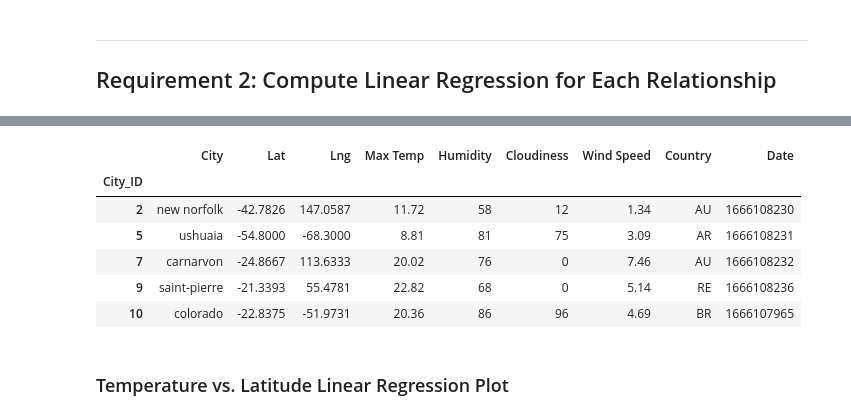
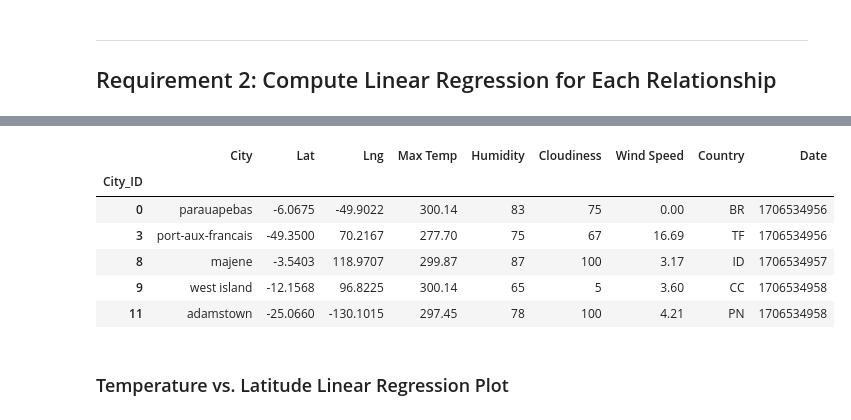
Before and after one commit to akhattaway/python-api-challenge, a Jupyter notebook: starter_code_mod6/WeatherPy.ipynb, the cells around one changed output, grey strips where cells are left out. Cells and saved outputs as stored; diff of their text form; code cells hidden in the pictures.

```diff
--- a/starter_code_mod6/WeatherPy.ipynb
+++ b/starter_code_mod6/WeatherPy.ipynb
@@ -269,17 +324,17 @@ northern_hemi_df.head()
 # %%
 # Create a DataFrame with the Southern Hemisphere data (Latitude < 0)
-# YOUR CODE HERE
+southern_hemi_df = city_data_df.loc[city_data_df["Lat"]< 0]
 
 # Display sample data
 southern_hemi_df.head()
 # %% [output]
 |  | City | Lat | Lng | Max Temp | Humidity | Cloudiness | Wind Speed | Country | Date |
 | City_ID |  |  |  |  |  |  |  |  |  |
-| 2 | new norfolk | -42.7826 | 147.0587 | 11.72 | 58 | 12 | 1.34 | AU | 1666108230 |
-| 5 | ushuaia | -54.8000 | -68.3000 | 8.81 | 81 | 75 | 3.09 | AR | 1666108231 |
-| 7 | carnarvon | -24.8667 | 113.6333 | 20.02 | 76 | 0 | 7.46 | AU | 1666108232 |
-| 9 | saint-pierre | -21.3393 | 55.4781 | 22.82 | 68 | 0 | 5.14 | RE | 1666108236 |
-| 10 | colorado | -22.8375 | -51.9731 | 20.36 | 86 | 96 | 4.69 | BR | 1666107965 |
+| 0 | parauapebas | -6.0675 | -49.9022 | 300.14 | 83 | 75 | 0.00 | BR | 1706534956 |
+| 3 | port-aux-francais | -49.3500 | 70.2167 | 277.70 | 75 | 67 | 16.69 | TF | 1706534956 |
+| 8 | majene | -3.5403 | 118.9707 | 299.87 | 87 | 100 | 3.17 | ID | 1706534957 |
+| 9 | west island | -12.1568 | 96.8225 | 300.14 | 65 | 5 | 3.60 | CC | 1706534958 |
+| 11 | adamstown | -25.0660 | -130.1015 | 297.45 | 78 | 100 | 4.21 | PN | 1706534958 |
 # %% [markdown]
 ###  Temperature vs. Latitude Linear Regression Plot
 # %%
```
Also changed, not shown: parts of 11 cells of this notebook, 5 other files.
